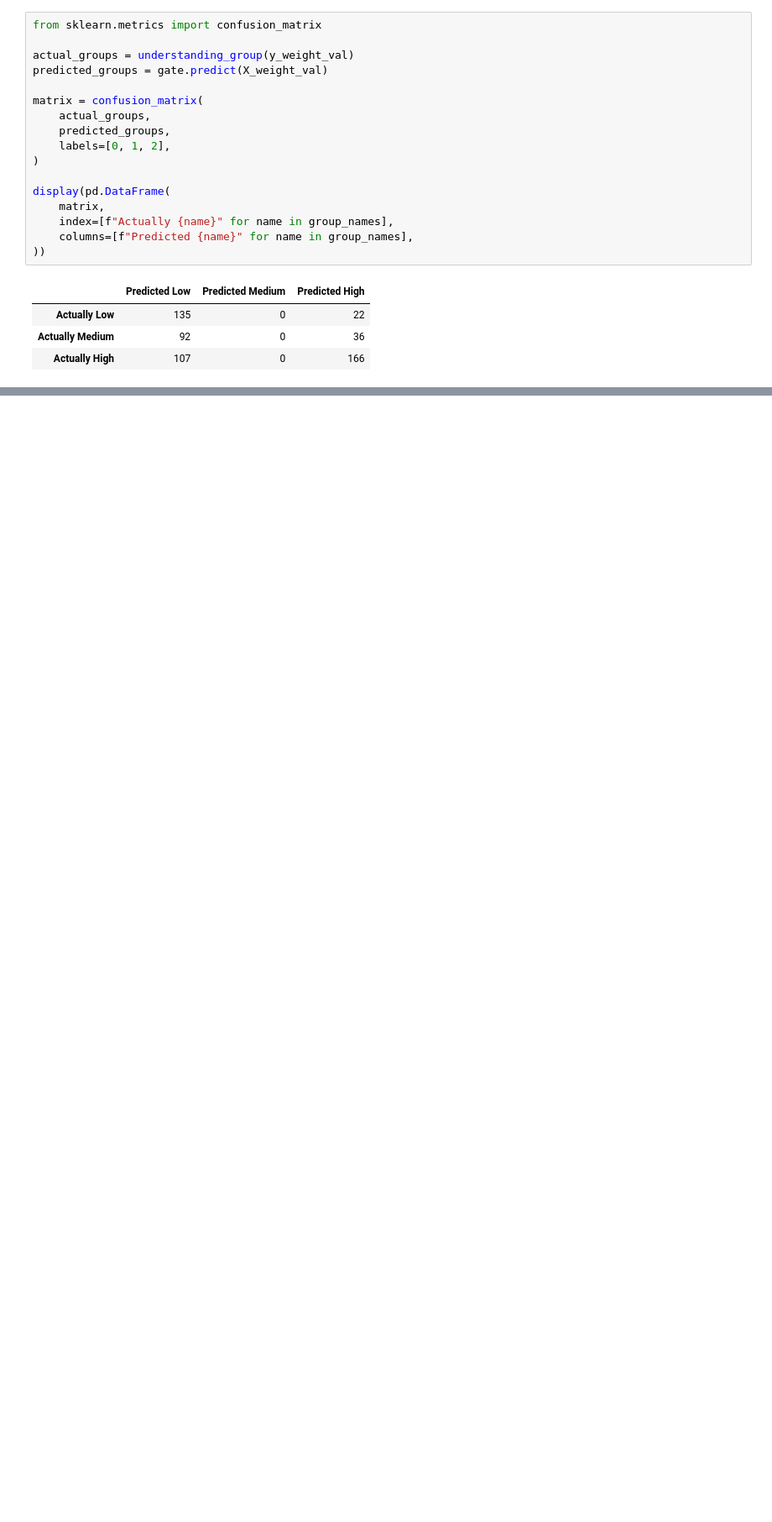
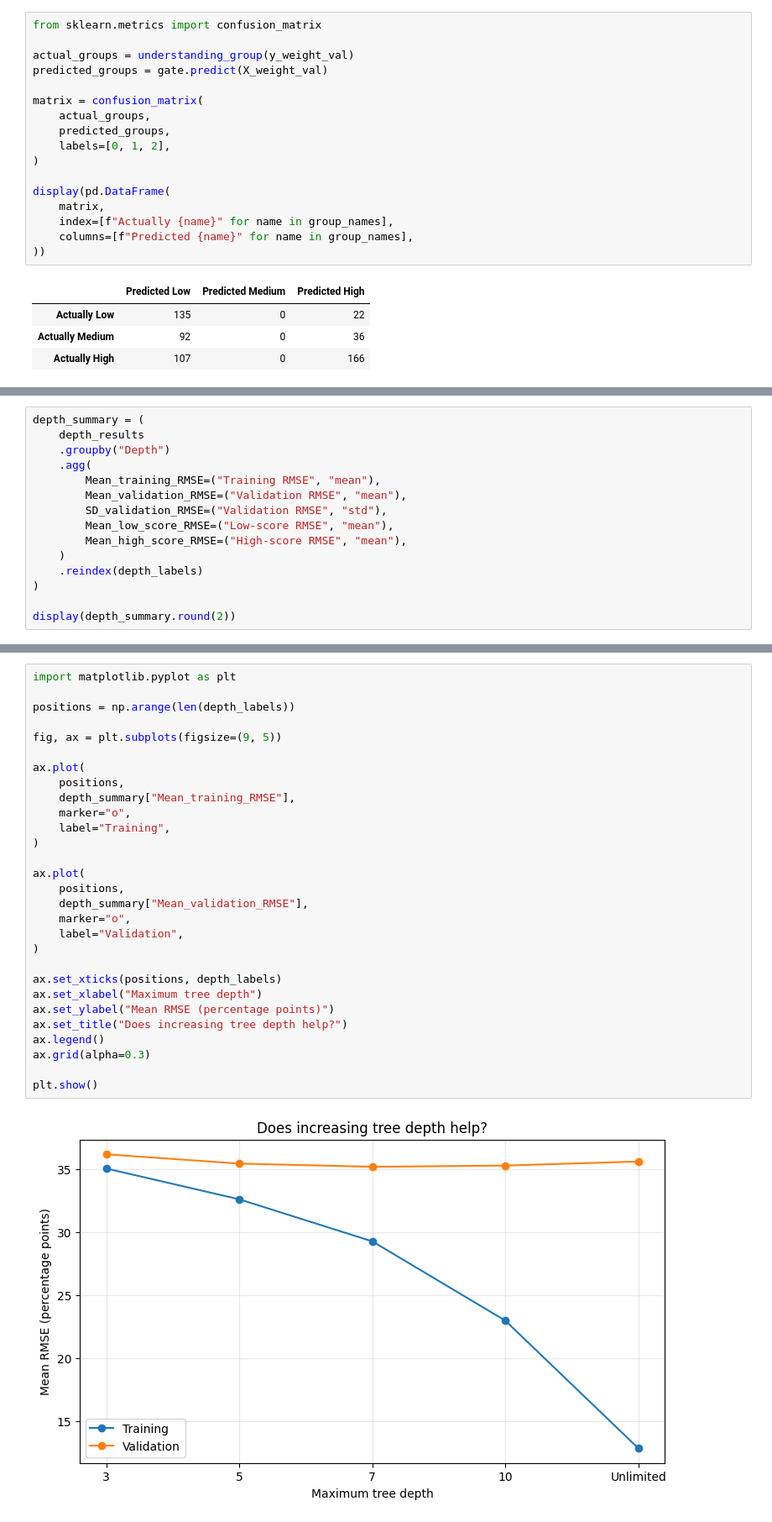
Before and after one commit to roberaBelachew/clarity_cpc2, a Jupyter notebook: clarity_cpc2.ipynb, the cells around one changed output, grey strips where cells are left out. Shown at 84% size. Saved outputs shown, nothing was run; the diff lists cells and outputs as text; blank space fills up the shorter version.

Commit message:
testing with tree depths

```diff
--- a/clarity_cpc2.ipynb
+++ b/clarity_cpc2.ipynb
@@ -1267,0 +1365,15 @@ display(pd.DataFrame(
+# %%
+depth_summary = (
+    depth_results
+    .groupby("Depth")
+    .agg(
+        Mean_training_RMSE=("Training RMSE", "mean"),
+        Mean_validation_RMSE=("Validation RMSE", "mean"),
+        SD_validation_RMSE=("Validation RMSE", "std"),
+        Mean_low_score_RMSE=("Low-score RMSE", "mean"),
+        Mean_high_score_RMSE=("High-score RMSE", "mean"),
+    )
+    .reindex(depth_labels)
+)
+
+display(depth_summary.round(2))
@@ -1267,0 +1388,31 @@ display(pd.DataFrame(
+# %%
+import matplotlib.pyplot as plt
+
+positions = np.arange(len(depth_labels))
+
+fig, ax = plt.subplots(figsize=(9, 5))
+
+ax.plot(
+    positions,
+    depth_summary["Mean_training_RMSE"],
+    marker="o",
+    label="Training",
+)
+
+ax.plot(
+    positions,
+    depth_summary["Mean_validation_RMSE"],
+    marker="o",
+    label="Validation",
+)
+
+ax.set_xticks(positions, depth_labels)
+ax.set_xlabel("Maximum tree depth")
+ax.set_ylabel("Mean RMSE (percentage points)")
+ax.set_title("Does increasing tree depth help?")
+ax.legend()
+ax.grid(alpha=0.3)
+
+plt.show()
+# %% [output]
+[figure, added]
```
Also changed, not shown: parts of 3 cells of this notebook.
